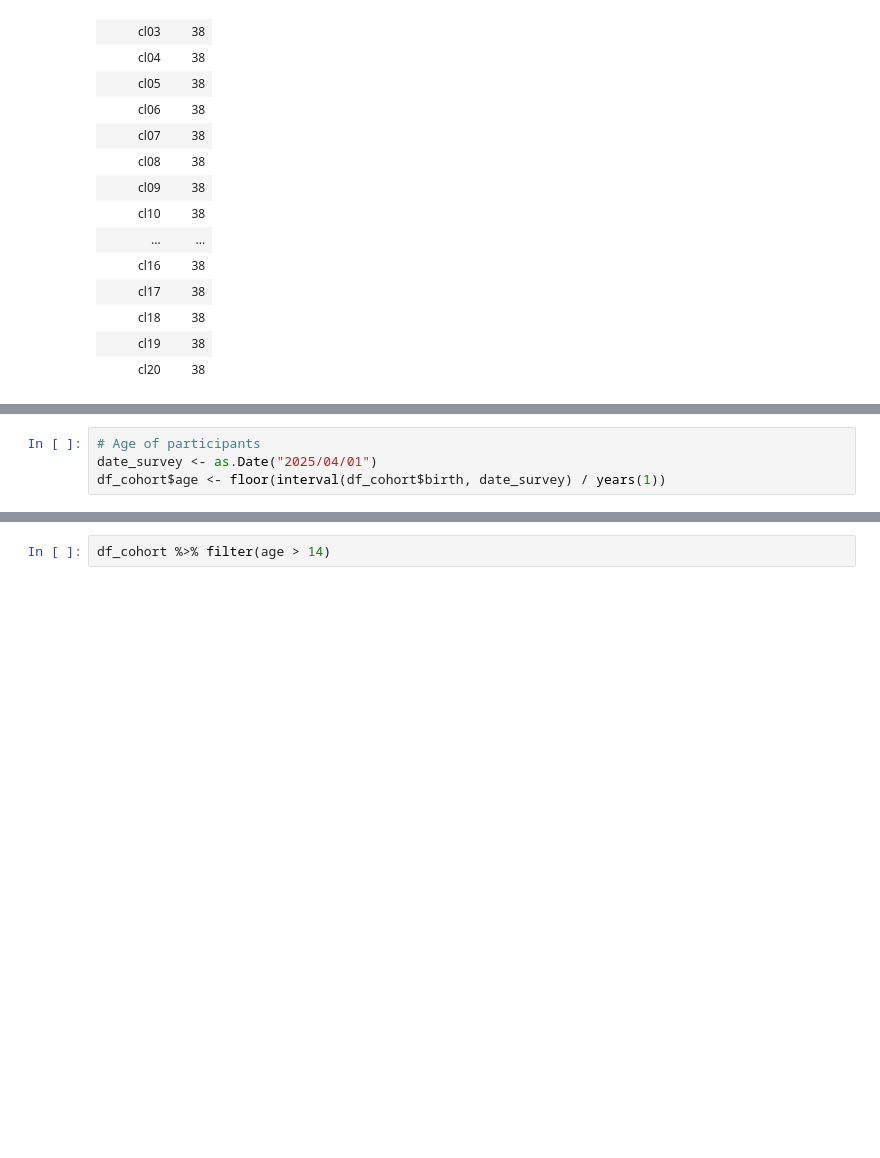
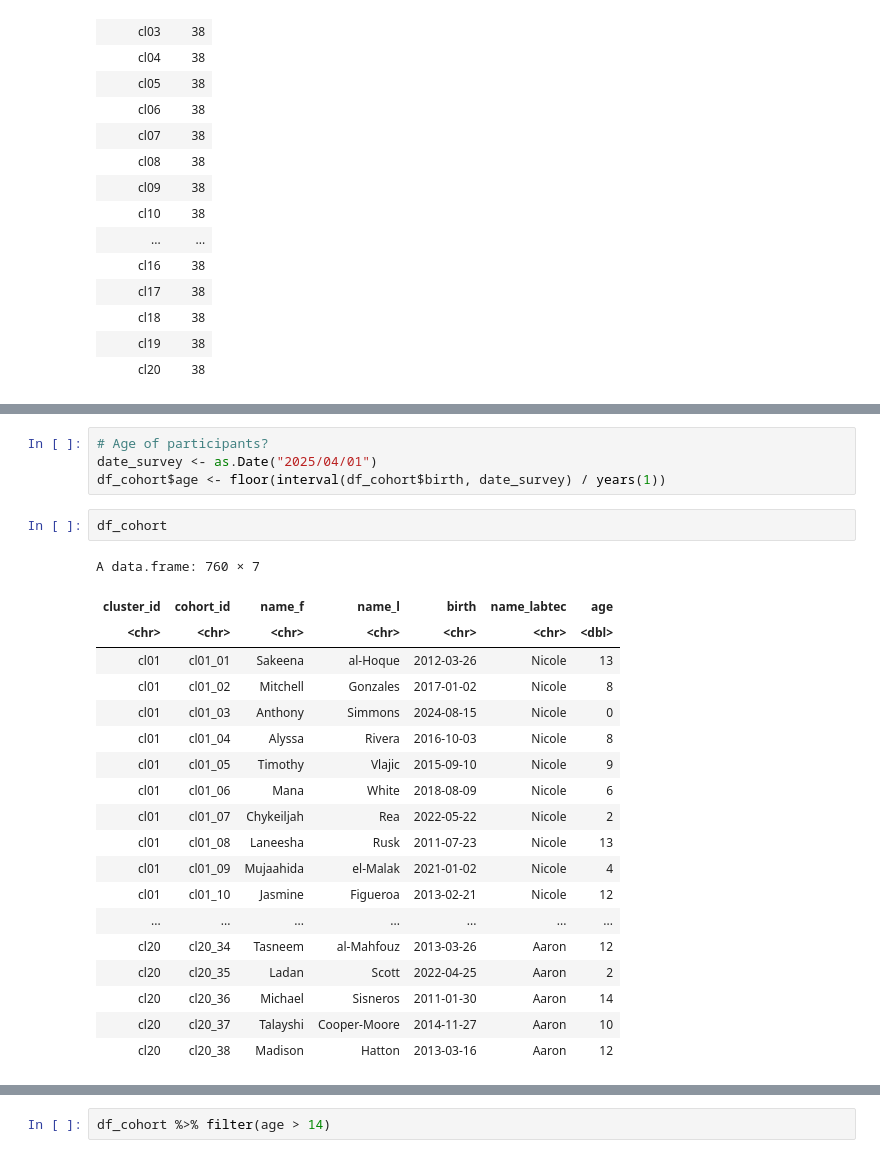
Before and after one commit to KoKYura/KI_PhD_2025, a Jupyter notebook: ki_workshop.ipynb, the cells around one changed output, grey strips where cells are left out. Saved outputs shown, nothing was run; the diff lists cells and outputs as text; blank space fills up the shorter version.

```diff
--- a/ki_workshop.ipynb
+++ b/ki_workshop.ipynb
@@ -85,7 +107,29 @@ A data.frame: 20 × 2
 # %%
-# Age of participants
+# Age of participants?
 date_survey <- as.Date("2025/04/01")
 df_cohort$age <- floor(interval(df_cohort$birth, date_survey) / years(1))
+# %%
+df_cohort
+# %% [output]
+A data.frame: 760 × 7
+| cluster_id | cohort_id | name_f | name_l | birth | name_labtec | age |
+| <chr> | <chr> | <chr> | <chr> | <chr> | <chr> | <dbl> |
+| cl01 | cl01_01 | Sakeena | al-Hoque | 2012-03-26 | Nicole | 13 |
+| cl01 | cl01_02 | Mitchell | Gonzales | 2017-01-02 | Nicole | 8 |
+| cl01 | cl01_03 | Anthony | Simmons | 2024-08-15 | Nicole | 0 |
+| cl01 | cl01_04 | Alyssa | Rivera | 2016-10-03 | Nicole | 8 |
+| cl01 | cl01_05 | Timothy | Vlajic | 2015-09-10 | Nicole | 9 |
+| cl01 | cl01_06 | Mana | White | 2018-08-09 | Nicole | 6 |
+| cl01 | cl01_07 | Chykeiljah | Rea | 2022-05-22 | Nicole | 2 |
+| cl01 | cl01_08 | Laneesha | Rusk | 2011-07-23 | Nicole | 13 |
+| cl01 | cl01_09 | Mujaahida | el-Malak | 2021-01-02 | Nicole | 4 |
+| cl01 | cl01_10 | Jasmine | Figueroa | 2013-02-21 | Nicole | 12 |
+| ... | ... | ... | ... | ... | ... | ... |
+| cl20 | cl20_34 | Tasneem | al-Mahfouz | 2013-03-26 | Aaron | 12 |
+| cl20 | cl20_35 | Ladan | Scott | 2022-04-25 | Aaron | 2 |
+| cl20 | cl20_36 | Michael | Sisneros | 2011-01-30 | Aaron | 14 |
+| cl20 | cl20_37 | Talayshi | Cooper-Moore | 2014-11-27 | Aaron | 10 |
+| cl20 | cl20_38 | Madison | Hatton | 2013-03-16 | Aaron | 12 |
 # %%
 df_cohort_age <- df_cohort %>% count(age)
 
```
Also changed, not shown: parts of 12 cells of this notebook.
